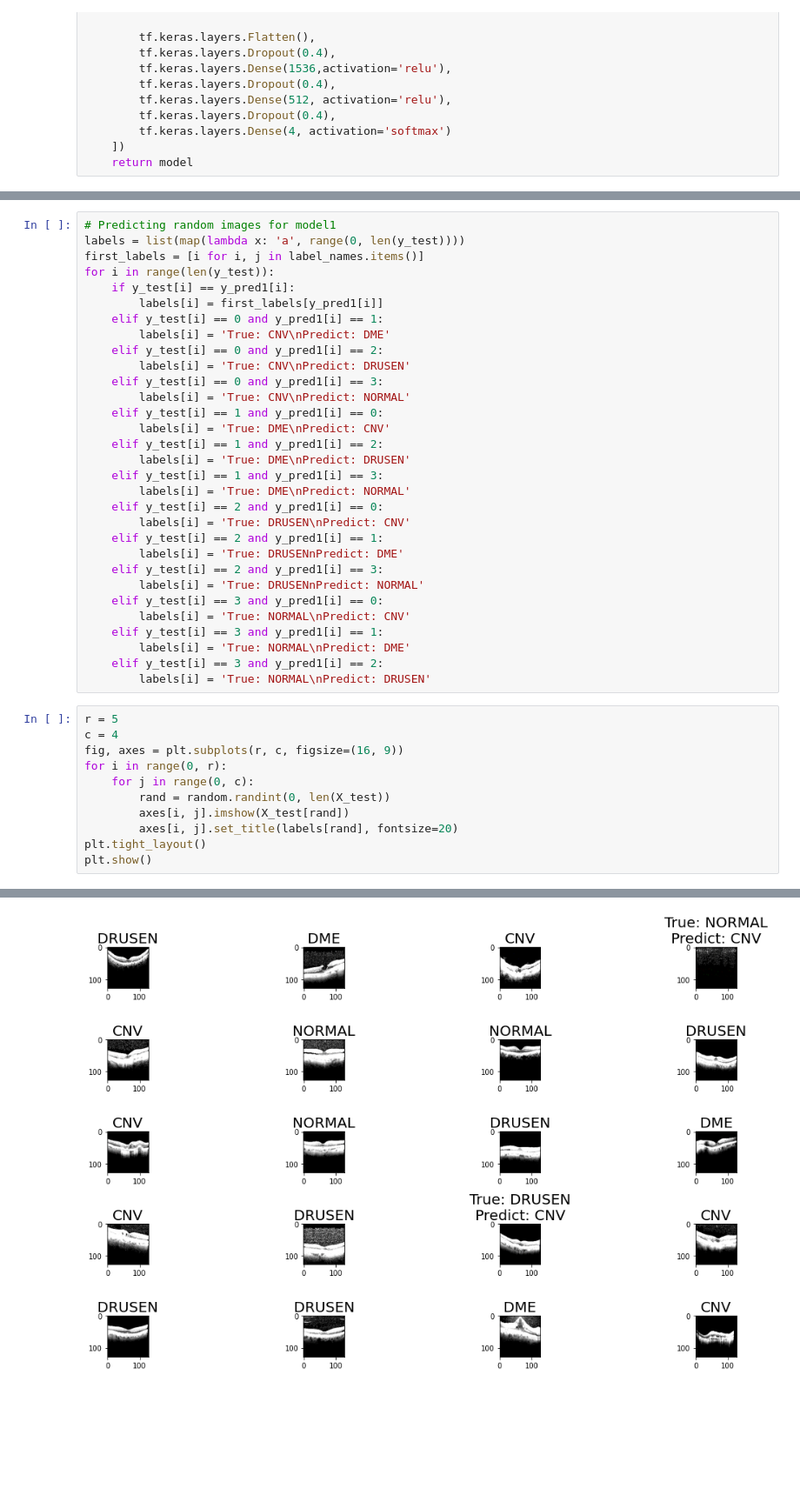
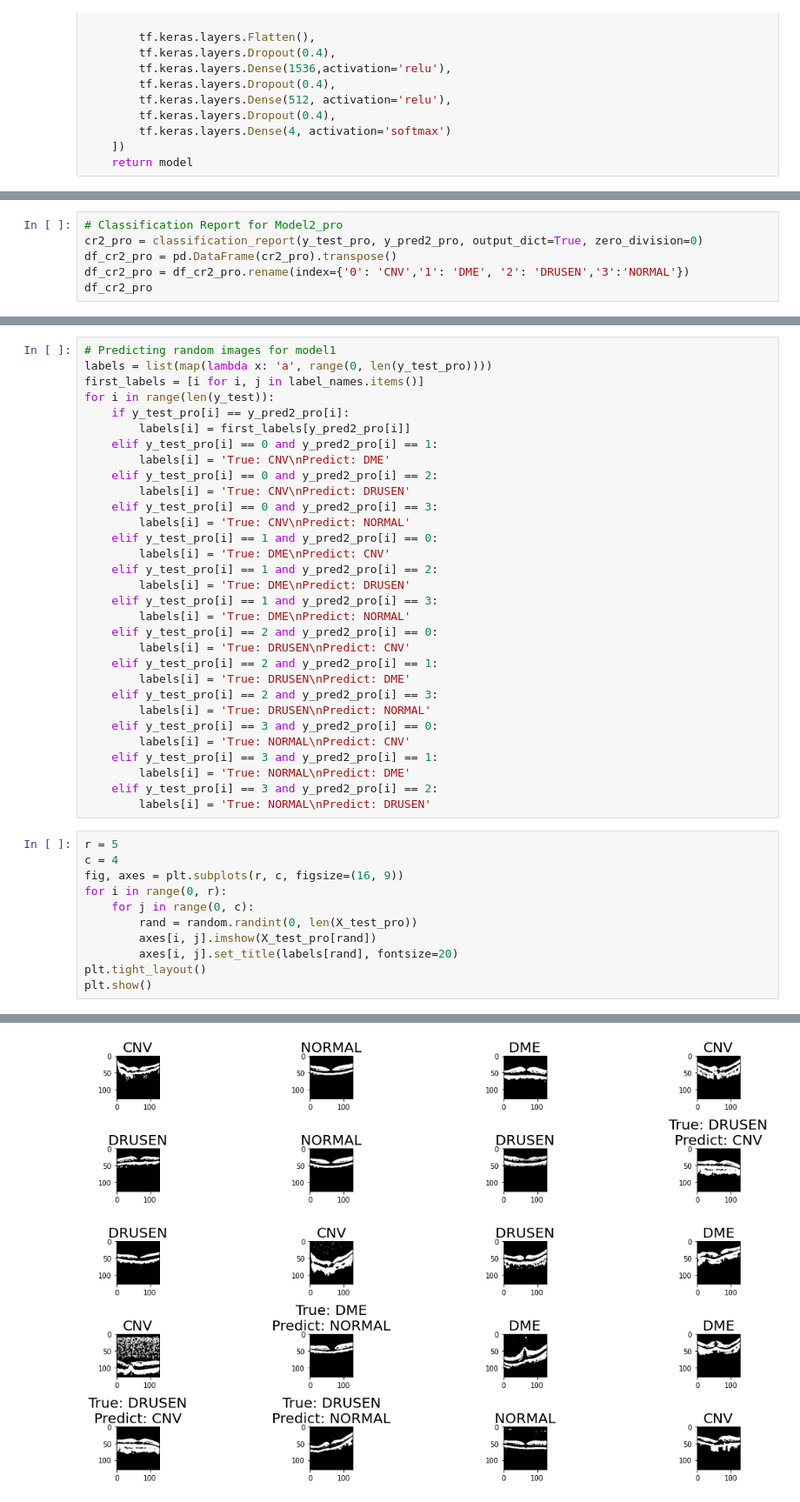
Before and after one commit to batuozdas/retina_disease_detection, a Jupyter notebook: retina_disease_detection.ipynb, the cells around one changed output, grey strips where cells are left out. Shown at 87% size. Drawn from its saved outputs; the diff is of its cells as text; blank space fills up the shorter version.

```diff
--- a/retina_disease_detection.ipynb
+++ b/retina_disease_detection.ipynb
@@ -304,0 +356,6 @@ df_cr3
+# %%
+# Classification Report for Model2_pro
+cr2_pro = classification_report(y_test_pro, y_pred2_pro, output_dict=True, zero_division=0)
+df_cr2_pro = pd.DataFrame(cr2_pro).transpose()
+df_cr2_pro = df_cr2_pro.rename(index={'0': 'CNV','1': 'DME', '2': 'DRUSEN','3':'NORMAL'})
+df_cr2_pro
@@ -438,64 +521,64 @@ plt.show()
 # %%
 # Predicting random images for model1
-labels = list(map(lambda x: 'a', range(0, len(y_test))))
+labels = list(map(lambda x: 'a', range(0, len(y_test_pro))))
 first_labels = [i for i, j in label_names.items()]
 for i in range(len(y_test)):
-    if y_test[i] == y_pred1[i]:
-        labels[i] = first_labels[y_pred1[i]]
-    elif y_test[i] == 0 and y_pred1[i] == 1:
+    if y_test_pro[i] == y_pred2_pro[i]:
+        labels[i] = first_labels[y_pred2_pro[i]]
+    elif y_test_pro[i] == 0 and y_pred2_pro[i] == 1:
         labels[i] = 'True: CNV\nPredict: DME'
-    elif y_test[i] == 0 and y_pred1[i] == 2:
+    elif y_test_pro[i] == 0 and y_pred2_pro[i] == 2:
         labels[i] = 'True: CNV\nPredict: DRUSEN'
-    elif y_test[i] == 0 and y_pred1[i] == 3:
+    elif y_test_pro[i] == 0 and y_pred2_pro[i] == 3:
         labels[i] = 'True: CNV\nPredict: NORMAL'
-    elif y_test[i] == 1 and y_pred1[i] == 0:
+    elif y_test_pro[i] == 1 and y_pred2_pro[i] == 0:
         labels[i] = 'True: DME\nPredict: CNV'
-    elif y_test[i] == 1 and y_pred1[i] == 2:
+    elif y_test_pro[i] == 1 and y_pred2_pro[i] == 2:
         labels[i] = 'True: DME\nPredict: DRUSEN'
-    elif y_test[i] == 1 and y_pred1[i] == 3:
+    elif y_test_pro[i] == 1 and y_pred2_pro[i] == 3:
         labels[i] = 'True: DME\nPredict: NORMAL'
-    elif y_test[i] == 2 and y_pred1[i] == 0:
+    elif y_test_pro[i] == 2 and y_pred2_pro[i] == 0:
         labels[i] = 'True: DRUSEN\nPredict: CNV'
-    elif y_test[i] == 2 and y_pred1[i] == 1:
-        labels[i] = 'True: DRUSENnPredict: DME'
-    elif y_test[i] == 2 and y_pred1[i] == 3:
-        labels[i] = 'True: DRUSENnPredict: NORMAL'
-    elif y_test[i] == 3 and y_pred1[i] == 0:
+    elif y_test_pro[i] == 2 and y_pred2_pro[i] == 1:
+        labels[i] = 'True: DRUSEN\nPredict: DME'
+    elif y_test_pro[i] == 2 and y_pred2_pro[i] == 3:
+        labels[i] = 'True: DRUSEN\nPredict: NORMAL'
+    elif y_test_pro[i] == 3 and y_pred2_pro[i] == 0:
         labels[i] = 'True: NORMAL\nPredict: CNV'
-    elif y_test[i] == 3 and y_pred1[i] == 1:
+    elif y_test_pro[i] == 3 and y_pred2_pro[i] == 1:
         labels[i] = 'True: NORMAL\nPredict: DME'
-    elif y_test[i] == 3 and y_pred1[i] == 2:
+    elif y_test_pro[i] == 3 and y_pred2_pro[i] == 2:
         labels[i] = 'True: NORMAL\nPredict: DRUSEN'
 # %%
 r = 5
 c = 4
 fig, axes = plt.subplots(r, c, figsize=(16, 9))
 for i in range(0, r):
     for j in range(0, c):
-        rand = random.randint(0, len(X_test))
-        axes[i, j].imshow(X_test[rand])
+        rand = random.randint(0, len(X_test_pro))
+        axes[i, j].imshow(X_test_pro[rand])
         axes[i, j].set_title(labels[rand], fontsize=20)
 plt.tight_layout()
 plt.show()
 # %% [output]
 Clipping input data to the valid range for imshow with RGB data ([0..1] for floats or [0..255] for integers).
 Clipping input data to the valid range for imshow with RGB data ([0..1] for floats or [0..255] for integers).
 Clipping input data to the valid range for imshow with RGB data ([0..1] for floats or [0..255] for integers).
 Clipping input data to the valid range for imshow with RGB data ([0..1] for floats or [0..255] for integers).
 Clipping input data to the valid range for imshow with RGB data ([0..1] for floats or [0..255] for integers).
 Clipping input data to the valid range for imshow with RGB data ([0..1] for floats or [0..255] for integers).
 Clipping input data to the valid range for imshow with RGB data ([0..1] for floats or [0..255] for integers).
 Clipping input data to the valid range for imshow with RGB data ([0..1] for floats or [0..255] for integers).
 Clipping input data to the valid range for imshow with RGB data ([0..1] for floats or [0..255] for integers).
 Clipping input data to the valid range for imshow with RGB data ([0..1] for floats or [0..255] for integers).
 Clipping input data to the valid range for imshow with RGB data ([0..1] for floats or [0..255] for integers).
 Clipping input data to the valid range for imshow with RGB data ([0..1] for floats or [0..255] for integers).
 Clipping input data to the valid range for imshow with RGB data ([0..1] for floats or [0..255] for integers).
 Clipping input data to the valid range for imshow with RGB data ([0..1] for floats or [0..255] for integers).
 Clipping input data to the valid range for imshow with RGB data ([0..1] for floats or [0..255] for integers).
 Clipping input data to the valid range for imshow with RGB data ([0..1] for floats or [0..255] for integers).
 Clipping input data to the valid range for imshow with RGB data ([0..1] for floats or [0..255] for integers).
 Clipping input data to the valid range for imshow with RGB data ([0..1] for floats or [0..255] for integers).
 Clipping input data to the valid range for imshow with RGB data ([0..1] for floats or [0..255] for integers).
 Clipping input data to the valid range for imshow with RGB data ([0..1] for floats or [0..255] for integers).
-[figure, old version]
+[figure, new version]
```
Also changed, not shown: parts of 25 cells of this notebook, 1 other file.
